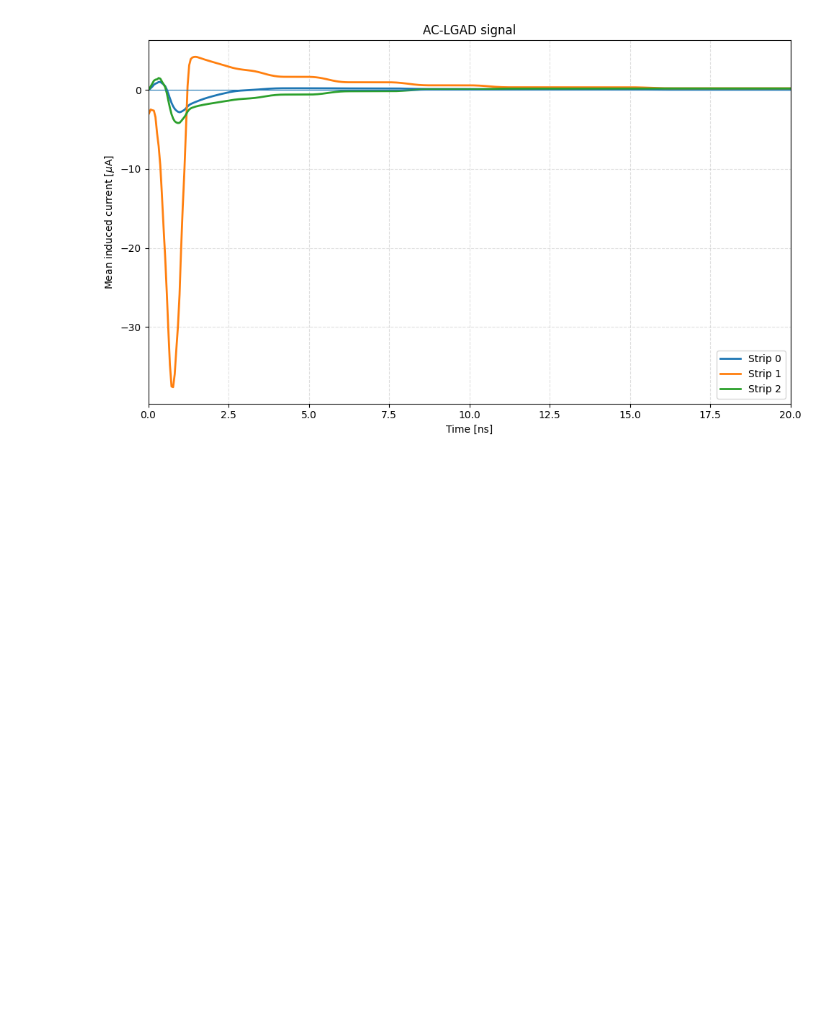
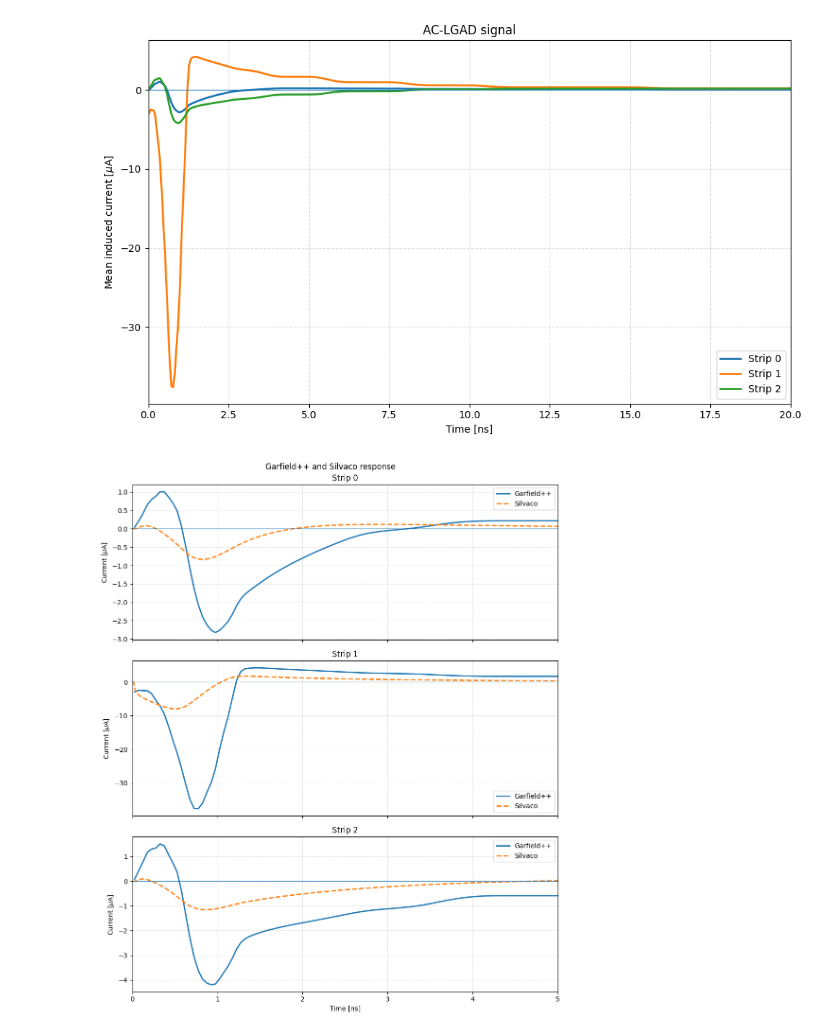
Before and after one commit to ahaines561/Garfieldpp-analysis, a Jupyter notebook: main.ipynb, the cells around one changed output. Cells and saved outputs as stored; diff of their text form; code cells hidden in the pictures; blank space fills up the shorter version.

Commit message:
Strip visualization SilvacoTCAD vs Garfieldpp

```diff
--- a/main.ipynb
+++ b/main.ipynb
@@ -912,3 +911,78 @@ Strip 2
   Signed charge:   -0.0499182 fC
 [figure]
 [figure]
+# %%
+SILVACO_FILE = Path("main-input/aclgad_x250_trans.log1.csv")
+
+SILVACO_WIDTH_UM = 1.0
+# %%
+SILVACO_STRIPS = {
+    "Strip 0": "Metal1_Current",
+    "Strip 1": "Metal2_Current",
+    "Strip 2": "Metal3_Current",
+}
+
+
+def load_silvaco_strip(path, column, width_um):
+    silvaco = np.genfromtxt(path, delimiter=",", names=True)
+
+    t_ns = silvaco["Transient_time"] * 1e9
+    i_uA = silvaco[column] * 1e6 * width_um
+
+    fired = np.abs(i_uA) > 10 * np.abs(i_uA[0])
+    baseline = i_uA[~fired].mean() if (~fired).any() else i_uA[0]
+
+    i_uA = -(i_uA - baseline)
+
+    return t_ns, i_uA
+
+
+silvaco_signals = {}
+
+for label, column in SILVACO_STRIPS.items():
+    t_ns, i_uA = load_silvaco_strip(
+        SILVACO_FILE,
+        column,
+        SILVACO_WIDTH_UM,
+    )
+
+    silvaco_signals[label] = (t_ns, i_uA)
+
+
+fig, axes = plt.subplots(3, 1, figsize=(10, 12), sharex=True)
+
+for ax, (label, data) in zip(axes, signals.items()):
+    garfield_t = data["time_ns"].to_numpy()
+    garfield_i = data.iloc[:, 1:].to_numpy(dtype=float).mean(axis=1)
+
+    silvaco_t, silvaco_i = silvaco_signals[label]
+
+    ax.plot(
+        garfield_t,
+        garfield_i,
+        linewidth=2,
+        label="Garfield++",
+    )
+
+    ax.plot(
+        silvaco_t,
+        silvaco_i,
+        linewidth=2,
+        linestyle="--",
+        label="Silvaco",
+    )
+
+    ax.axhline(0, linewidth=0.8)
+    ax.set_xlim(0, 5)
+    ax.set_ylabel(r"Current [$\mu$A]")
+    ax.set_title(label)
+    ax.legend()
+    ax.grid(True, alpha=0.4, linestyle="--")
+
+axes[-1].set_xlabel("Time [ns]")
+
+fig.suptitle("Garfield++ and Silvaco response")
+fig.tight_layout()
+plt.show()
+# %% [output]
+[figure, added]
```
Also changed, not shown: parts of 3 cells of this notebook.
